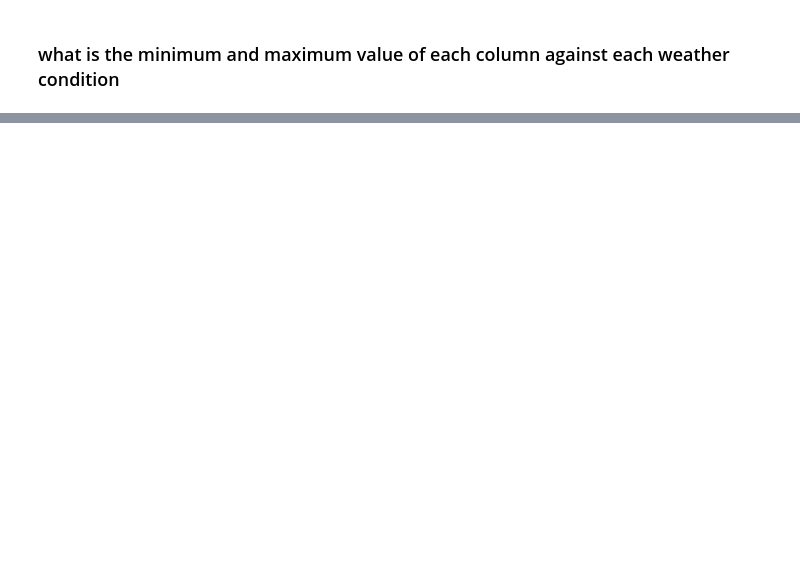
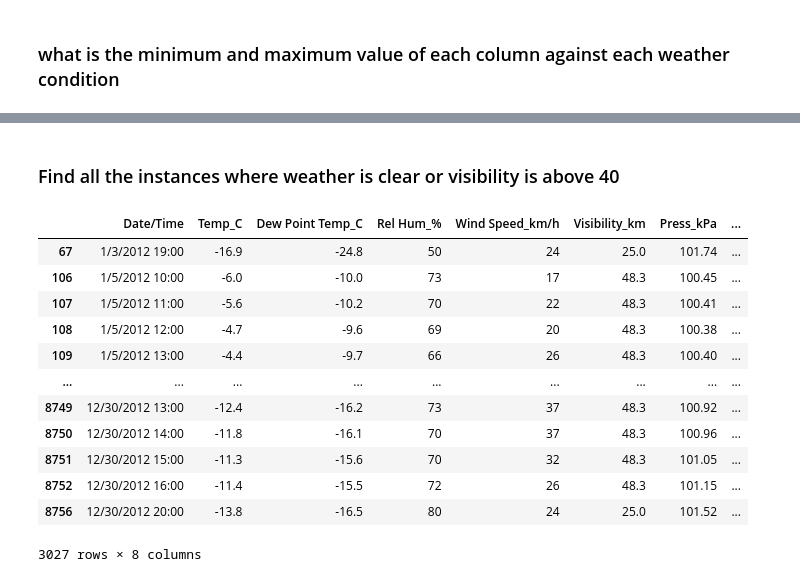
Before and after one commit to hkapri/Projects, a Jupyter notebook: weather_data_analysis/weather_data.ipynb, the cells around one changed output, grey strips where cells are left out. Cells and saved outputs as stored; diff of their text form; code cells hidden in the pictures; blank space fills up the shorter version.

```diff
--- a/weather_data_analysis/weather_data.ipynb
+++ b/weather_data_analysis/weather_data.ipynb
@@ -410,0 +429,18 @@ data.groupby('Weather_condition').max()
+# %% [markdown]
+### Find all the instances where weather is clear or visibility is above 40
+# %%
+data[(data.Weather_condition == 'Clear') | (data.Visibility_km > 40)]
+# %% [output]
+|  | Date/Time | Temp_C | Dew Point Temp_C | Rel Hum_% | Wind Speed_km/h | Visibility_km | Press_kPa | ... |
+| 67 | 1/3/2012 19:00 | -16.9 | -24.8 | 50 | 24 | 25.0 | 101.74 | ... |
+| 106 | 1/5/2012 10:00 | -6.0 | -10.0 | 73 | 17 | 48.3 | 100.45 | ... |
+| 107 | 1/5/2012 11:00 | -5.6 | -10.2 | 70 | 22 | 48.3 | 100.41 | ... |
+| 108 | 1/5/2012 12:00 | -4.7 | -9.6 | 69 | 20 | 48.3 | 100.38 | ... |
+| 109 | 1/5/2012 13:00 | -4.4 | -9.7 | 66 | 26 | 48.3 | 100.40 | ... |
+| ... | ... | ... | ... | ... | ... | ... | ... | ... |
+| 8749 | 12/30/2012 13:00 | -12.4 | -16.2 | 73 | 37 | 48.3 | 100.92 | ... |
+| 8750 | 12/30/2012 14:00 | -11.8 | -16.1 | 70 | 37 | 48.3 | 100.96 | ... |
+| 8751 | 12/30/2012 15:00 | -11.3 | -15.6 | 70 | 32 | 48.3 | 101.05 | ... |
+| 8752 | 12/30/2012 16:00 | -11.4 | -15.5 | 72 | 26 | 48.3 | 101.15 | ... |
+| 8756 | 12/30/2012 20:00 | -13.8 | -16.5 | 80 | 24 | 25.0 | 101.52 | ... |
+3027 rows × 8 columns
```
Also changed, not shown: parts of 4 cells of this notebook.
